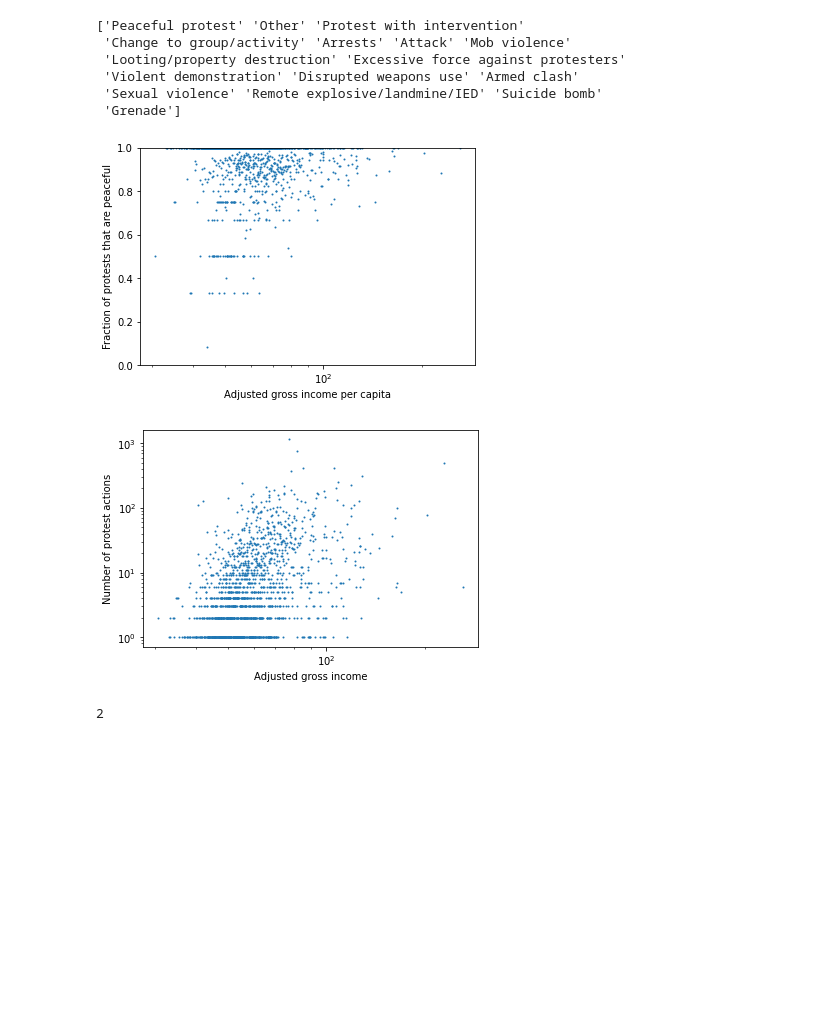
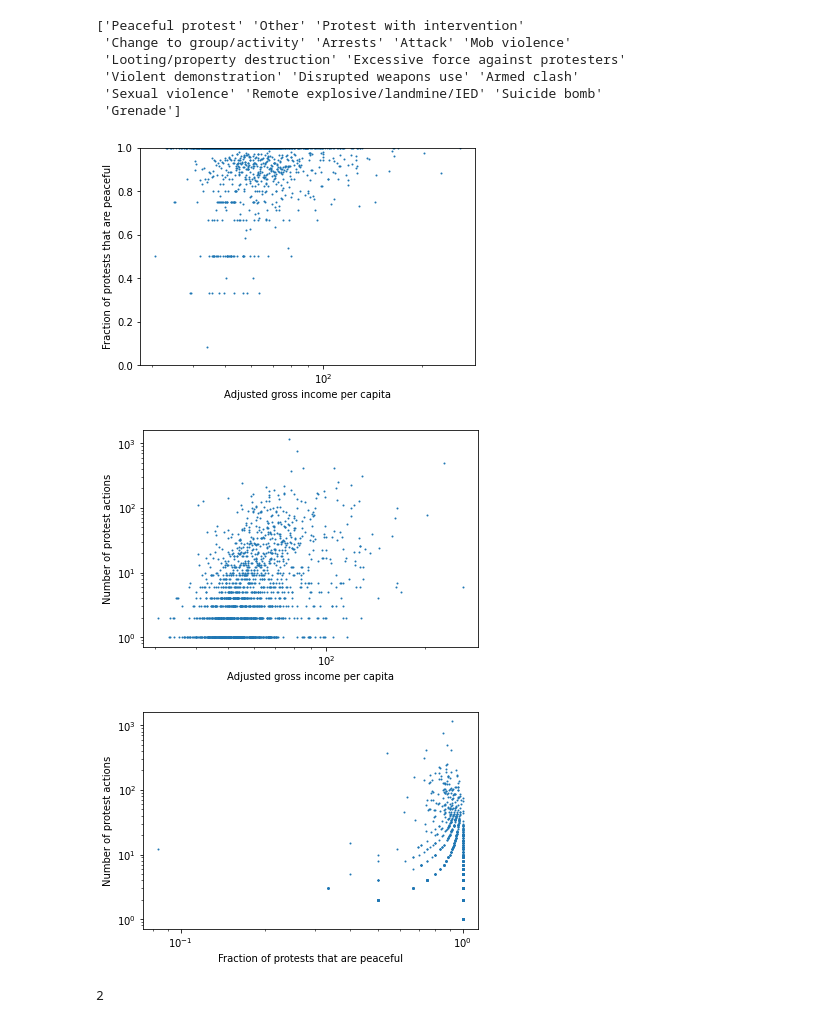
Before and after one commit to lynntf/tdi_example, a Jupyter notebook: tdi_example_project.ipynb, the cells around one changed output. Saved outputs shown, nothing was run; the diff lists cells and outputs as text; code cells hidden in the pictures; blank space fills up the shorter version.

```diff
--- a/tdi_example_project.ipynb
+++ b/tdi_example_project.ipynb
@@ -204,21 +204,29 @@ for s in protest_data['ADMIN1'].unique():
 # %%
 import matplotlib.pyplot as plt
 plt.scatter(p,q, s=1)
 plt.ylabel('Fraction of protests that are peaceful')
 plt.xlabel('Adjusted gross income per capita')
 # plt.xlim((0,2e8))
 plt.ylim(0,1)
 plt.xscale('log')
 
 plt.figure()
 plt.scatter(p,r, s=1)
 plt.ylabel('Number of protest actions')
-plt.xlabel('Adjusted gross income')
+plt.xlabel('Adjusted gross income per capita')
 plt.yscale('log')
 plt.xscale('log')
+
+plt.figure()
+plt.scatter(q,r, s=1)
+plt.ylabel('Number of protest actions')
+plt.xlabel('Fraction of protests that are peaceful')
+plt.yscale('log')
+plt.xscale('log')
 # %% [output]
 [figure]
-[figure, old version]
+[figure, new version]
+[figure, added]
 # %%
 protest_data[(protest_data['ADMIN1'] == s) & (protest_data['ADMIN2'] == c)]['SUB_EVENT_TYPE'].value_counts()
 # %% [output]
```
